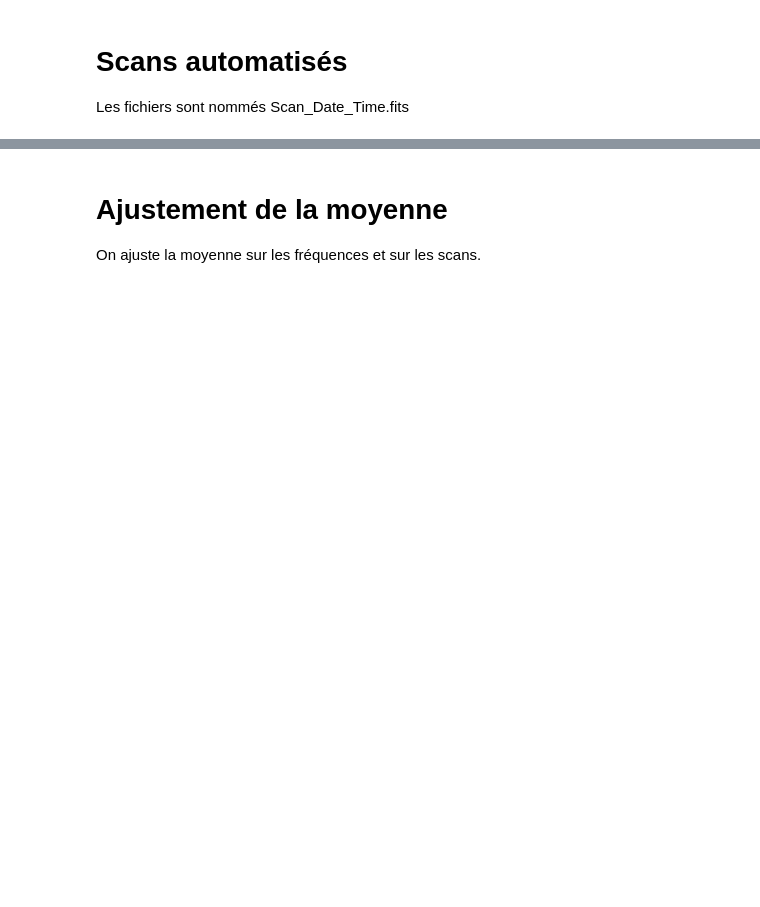
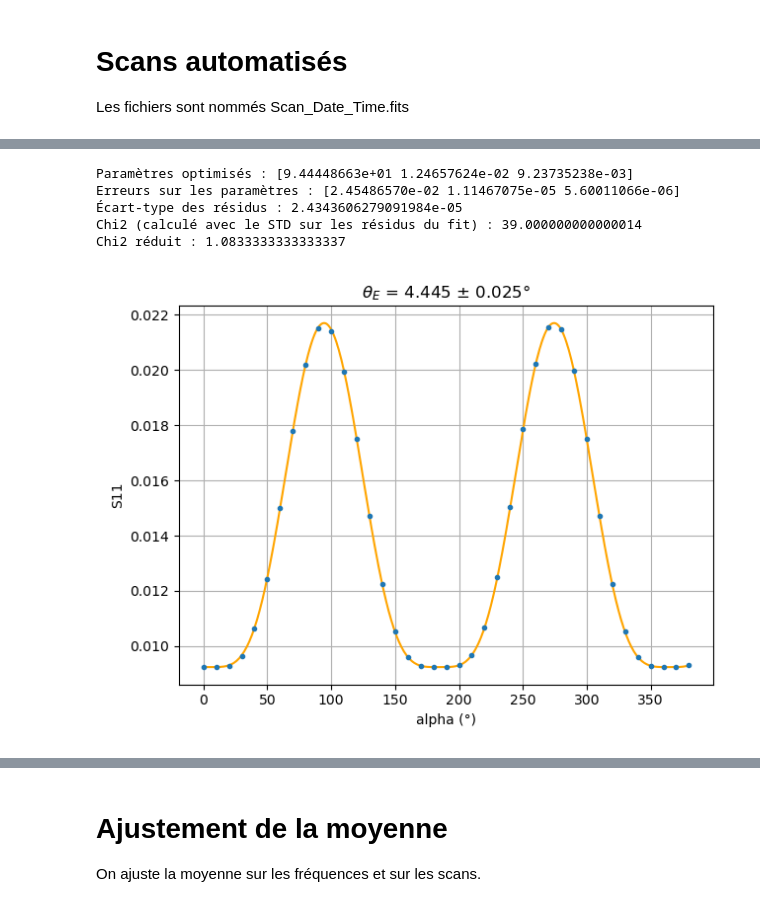
Before and after one commit to mousset/COSMOCal, a Jupyter notebook: Analyse_Scan_polariseur.ipynb, the cells around one changed output, grey strips where cells are left out. Drawn from its saved outputs; the diff is of its cells as text; code cells hidden in the pictures; blank space fills up the shorter version.

```diff
--- a/Analyse_Scan_polariseur.ipynb
+++ b/Analyse_Scan_polariseur.ipynb
@@ -248,0 +354,56 @@ fig.tight_layout()
+# %%
+def cos4(alpha, thetaE=0, amp=1, offset=0):
+    return amp *(np.cos(np.radians(thetaE - alpha)))**4 + offset
+# %%
+# Take the mean
+t = 2 # select the S parameter
+if t == 0 or t==1:
+    thetaE0 = 0
+else :
+    thetaE0 = 90
+
+signal = mean_mag_lin[:, t]
+
+# Normalize to the max
+#signal /= np.max(signal)
+
+# Fit the data
+popt, pcov = curve_fit(cos4, alpha, signal, p0=[thetaE0, 1, 0])
+error = np.sqrt(np.diag(pcov))
+
+print("Paramètres optimisés :", popt)
+print("Erreurs sur les paramètres :", error)
+
+# Residus et chi2 à partir des résidus sur le fit (just a check)
+residuals = signal - cos4(alpha, *popt)
+std_res = np.std(residuals)
+print("Écart-type des résidus :", std_res)
+
+chi2 = get_chi2(signal, cos4(alpha, *popt), std_res)
+print("Chi2 (calculé avec le STD sur les résidus du fit) :", chi2)
+
+chi2_red = chi2 / (len(alpha) - len(popt))
+print("Chi2 réduit :", chi2_red)
+
+if t == 0 or t==1:
+    thetaE = popt[0]
+else :
+    thetaE = popt[0] - 90
+
+fig = plt.figure()
+plt.errorbar(alpha, signal, yerr=None, marker='.', ls='None')
+plt.plot(tt, cos4(tt, *popt), 'orange', label='Fit cos^4')
+plt.xlabel("alpha (°)")
+plt.ylabel(f"{traces[t]}")
+plt.title(r'$\theta_E$ = {:.3f} ± {:.3f}°'.format(thetaE, error[0]))
+plt.grid(10)
+plt.tight_layout()
+if save_plots:
+    fig.savefig(plot_path + f"Scan_{scan}_Fitmean_{traces[t]}.png", dpi=300)
+# %% [output]
+Paramètres optimisés : [9.44448663e+01 1.24657624e-02 9.23735238e-03]
+Erreurs sur les paramètres : [2.45486570e-02 1.11467075e-05 5.60011066e-06]
+Écart-type des résidus : 2.4343606279091984e-05
+Chi2 (calculé avec le STD sur les résidus du fit) : 39.000000000000014
+Chi2 réduit : 1.0833333333333337
+[figure, added]
```
Also changed, not shown: parts of 40 cells of this notebook.
